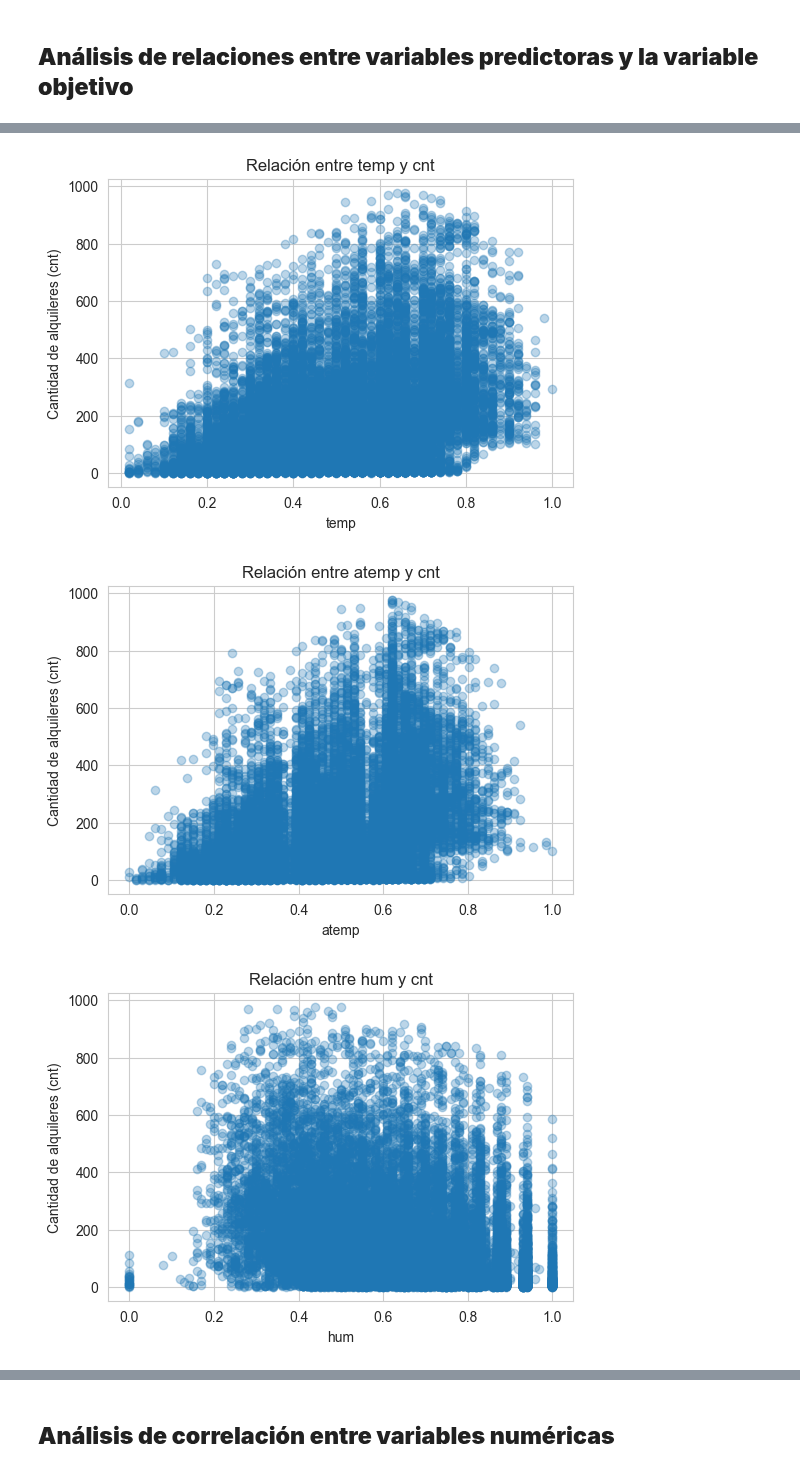
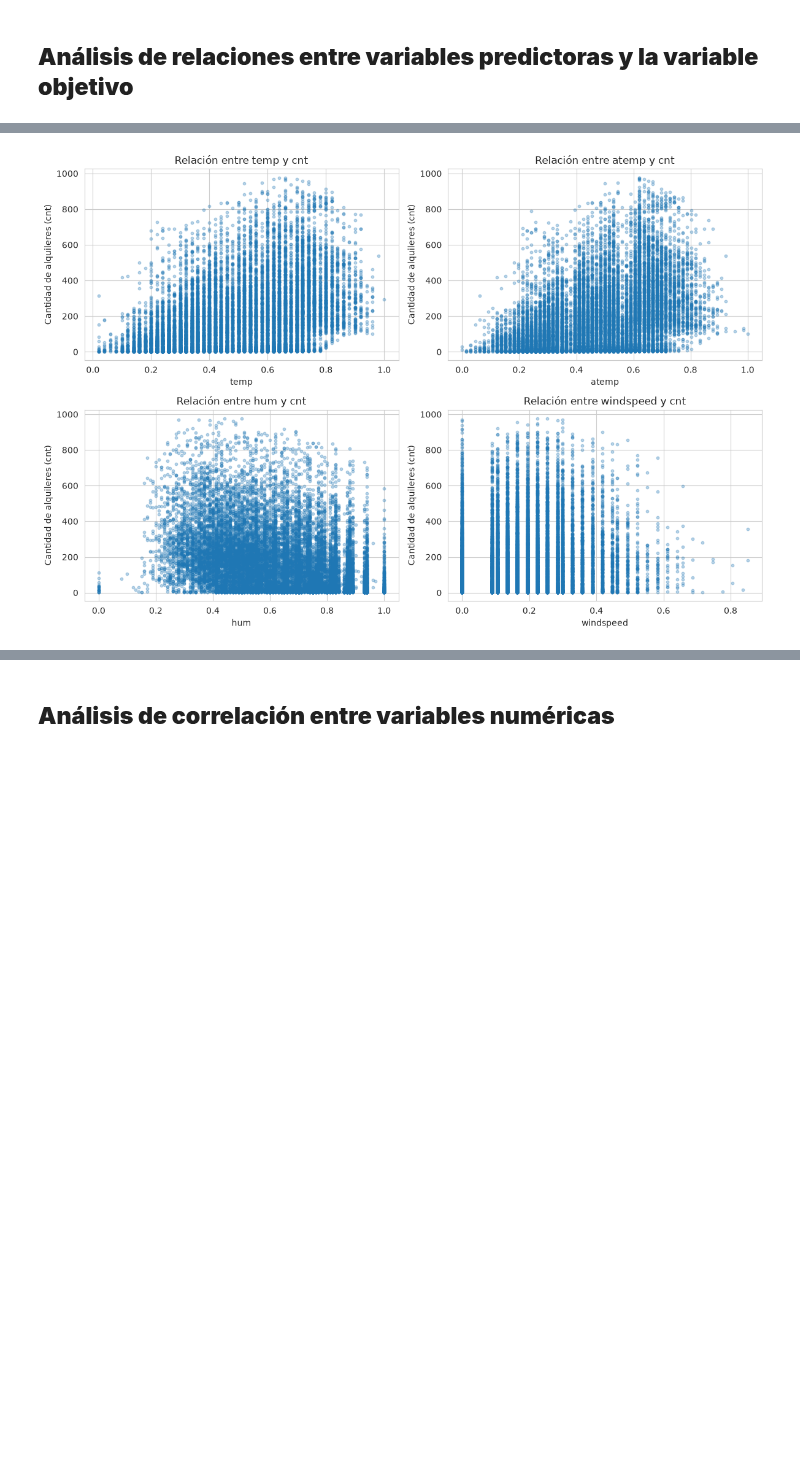
Before and after one commit to santije23/modelos1-price-prediction, a Jupyter notebook: fase-1/notebooks/01_modelo_predictivo.ipynb, the cells around one changed output, grey strips where cells are left out. Drawn from its saved outputs; the diff is of its cells as text; code cells hidden in the pictures; blank space fills up the shorter version.

```diff
--- a/fase-1/notebooks/01_modelo_predictivo.ipynb
+++ b/fase-1/notebooks/01_modelo_predictivo.ipynb
@@ -22,24 +37,25 @@
 # %% [markdown]
 # **Imports y configuración global**
 # %%
+import json
+from pathlib import Path
+
 import numpy as np
 import pandas as pd
 import matplotlib.pyplot as plt
 import seaborn as sns
-import json
-import os
-from pathlib import Path
+import joblib
 
 # Modelado
-from sklearn.model_selection import train_test_split, cross_val_score, GridSearchCV
+from sklearn.base import clone
+from sklearn.model_selection import train_test_split
 from sklearn.pipeline import Pipeline
 from sklearn.compose import ColumnTransformer
-from sklearn.preprocessing import StandardScaler, OneHotEncoder, FunctionTransformer
+from sklearn.preprocessing import StandardScaler, OneHotEncoder
 from sklearn.impute import SimpleImputer
 from sklearn.linear_model import Ridge
-from sklearn.ensemble import RandomForestRegressor, GradientBoostingRegressor
+from sklearn.ensemble import RandomForestRegressor
 from sklearn.metrics import mean_absolute_error, mean_squared_error, r2_score
-import joblib
 
 # Reproducibilidad
 RANDOM_STATE = 42
@@ -50,14 +66,16 @@ sns.set_style("whitegrid")
 plt.rcParams["figure.figsize"] = (10, 5)
 plt.rcParams["figure.dpi"] = 100
 
-# Rutas relativas al notebook
-BASE_DIR = Path.cwd().parent.parent  # raíz del repo
+BASE_DIR = next(
+    (p for p in [Path.cwd(), *Path.cwd().parents] if (p / "data" / "raw").is_dir()),
+    Path.cwd().parent.parent,
+)
 DATA_RAW = BASE_DIR / "data" / "raw" / "bike_share_hourly.csv"
 DATA_PROCESSED = BASE_DIR / "data" / "processed"
 MODELS_DIR = BASE_DIR / "fase-1" / "models"
-FIGURES_DIR = BASE_DIR / "fase-1" / "reports" / "figures"
+REPORTS_DIR = BASE_DIR / "fase-1" / "reports"
+FIGURES_DIR = REPORTS_DIR / "figures"
 
-# Crear las carpetas si no existen
 for d in [DATA_PROCESSED, MODELS_DIR, FIGURES_DIR]:
     d.mkdir(parents=True, exist_ok=True)
 # %% [markdown]
@@ -196,16 +216,15 @@ Inicialmente se realiza el analisis sin ningun tratamiento de los datos, y se an
 # %%
-variables_numericas = ['temp', 'atemp', 'hum', 'windspeed']
+variables_numericas = ["temp", "atemp", "hum", "windspeed"]
 
-for variable in variables_numericas:
-    plt.figure(figsize=(6, 4))
-    plt.scatter(df[variable], df['cnt'], alpha=0.3)
+fig, axes = plt.subplots(2, 2, figsize=(12, 8))
+for ax, variable in zip(axes.flatten(), variables_numericas):
+    ax.scatter(df[variable], df["cnt"], alpha=0.3, s=10)
+    ax.set_xlabel(variable)
+    ax.set_ylabel("Cantidad de alquileres (cnt)")
+    ax.set_title(f"Relación entre {variable} y cnt")
 
-    plt.xlabel(variable)
-    plt.ylabel('Cantidad de alquileres (cnt)')
-    plt.title(f'Relación entre {variable} y cnt')
-
-    plt.show()
+plt.tight_layout()
+plt.savefig(FIGURES_DIR / "02_relaciones_vs_cnt.png", dpi=100, bbox_inches="tight")
+plt.show()
 # %% [output]
-[figure, old version]
+[figure, new version]
-[figure, removed]
-[figure, removed]
```
Also changed, not shown: parts of 74 cells of this notebook, 9 other files.
